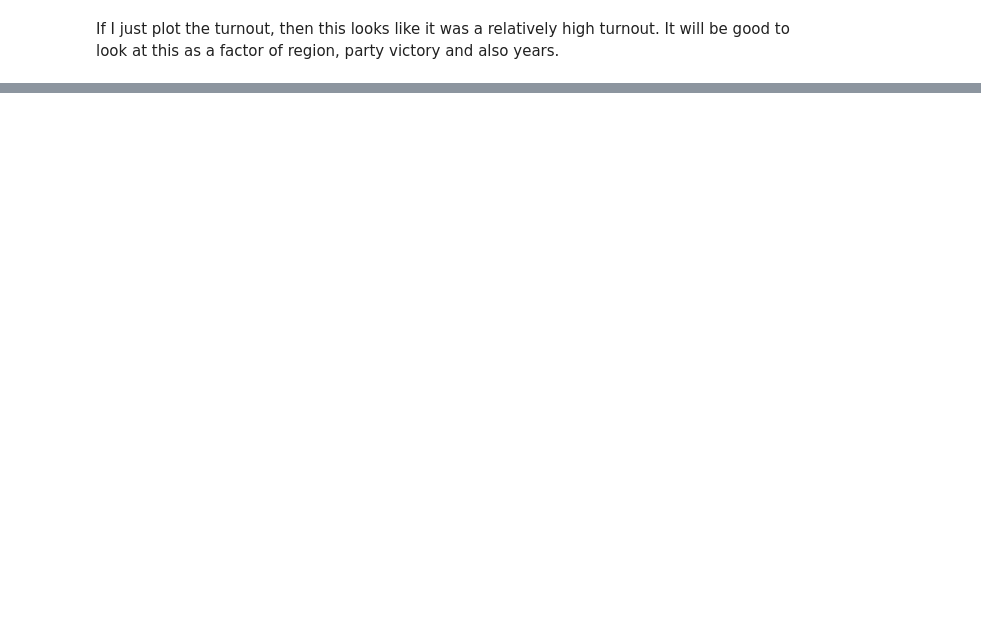
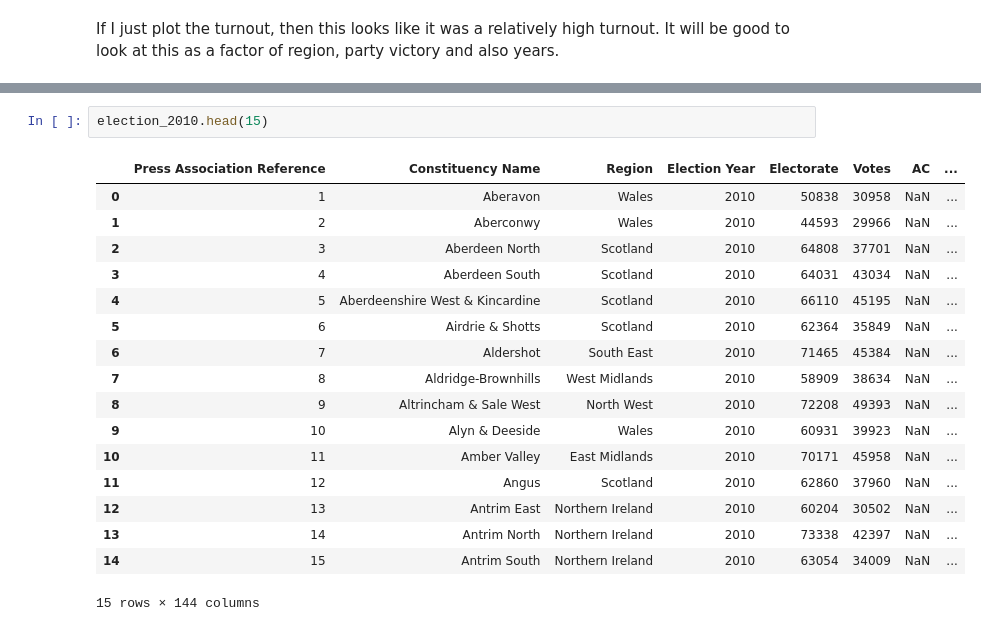
Before and after one commit to maclamont/UKElections, a Jupyter notebook: UKElections.ipynb, the cells around one changed output, grey strips where cells are left out. Cells and saved outputs as stored; diff of their text form; blank space fills up the shorter version.

```diff
--- a/UKElections.ipynb
+++ b/UKElections.ipynb
@@ -88,0 +95,20 @@ If I just plot the turnout, then this looks like it was a relatively high turnou
+# %%
+election_2010.head(15)
+# %% [output]
+|  | Press Association Reference | Constituency Name | Region | Election Year | Electorate | Votes | AC | ... |
+| 0 | 1 | Aberavon | Wales | 2010 | 50838 | 30958 | NaN | ... |
+| 1 | 2 | Aberconwy | Wales | 2010 | 44593 | 29966 | NaN | ... |
+| 2 | 3 | Aberdeen North | Scotland | 2010 | 64808 | 37701 | NaN | ... |
+| 3 | 4 | Aberdeen South | Scotland | 2010 | 64031 | 43034 | NaN | ... |
+| 4 | 5 | Aberdeenshire West & Kincardine | Scotland | 2010 | 66110 | 45195 | NaN | ... |
+| 5 | 6 | Airdrie & Shotts | Scotland | 2010 | 62364 | 35849 | NaN | ... |
+| 6 | 7 | Aldershot | South East | 2010 | 71465 | 45384 | NaN | ... |
+| 7 | 8 | Aldridge-Brownhills | West Midlands | 2010 | 58909 | 38634 | NaN | ... |
+| 8 | 9 | Altrincham & Sale West | North West | 2010 | 72208 | 49393 | NaN | ... |
+| 9 | 10 | Alyn & Deeside | Wales | 2010 | 60931 | 39923 | NaN | ... |
+| 10 | 11 | Amber Valley | East Midlands | 2010 | 70171 | 45958 | NaN | ... |
+| 11 | 12 | Angus | Scotland | 2010 | 62860 | 37960 | NaN | ... |
+| 12 | 13 | Antrim East | Northern Ireland | 2010 | 60204 | 30502 | NaN | ... |
+| 13 | 14 | Antrim North | Northern Ireland | 2010 | 73338 | 42397 | NaN | ... |
+| 14 | 15 | Antrim South | Northern Ireland | 2010 | 63054 | 34009 | NaN | ... |
+15 rows × 144 columns
```
Also changed, not shown: parts of 13 cells of this notebook, 1 other file.
